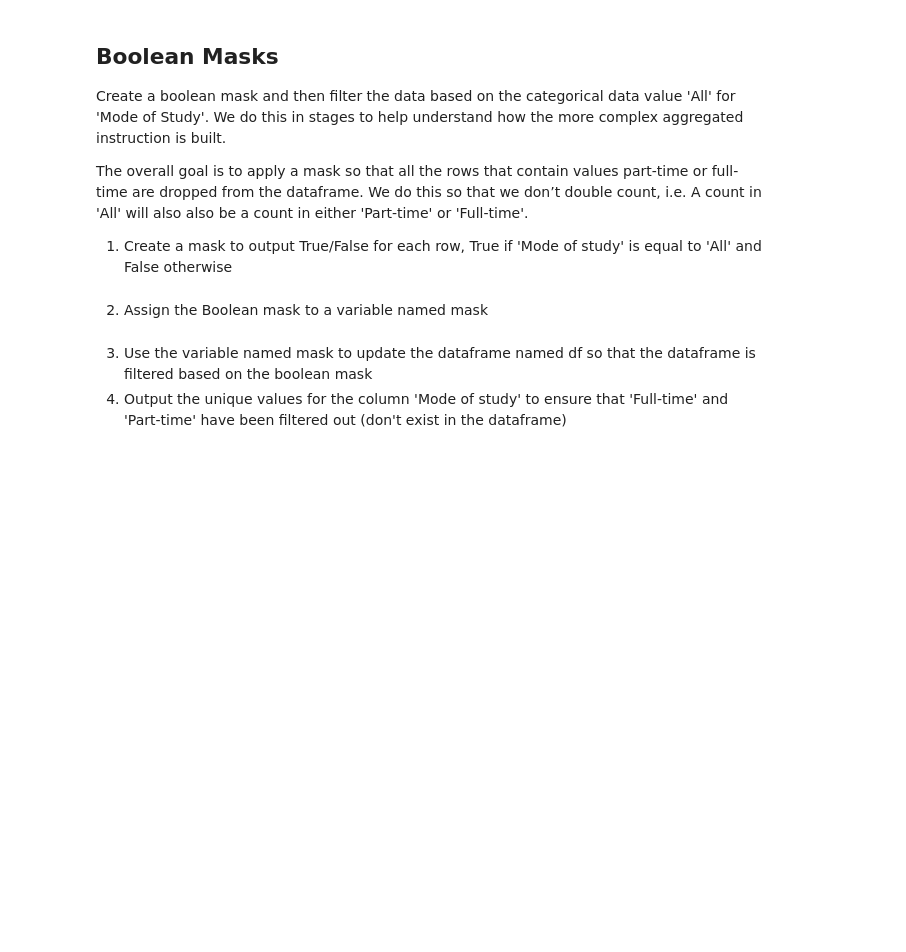
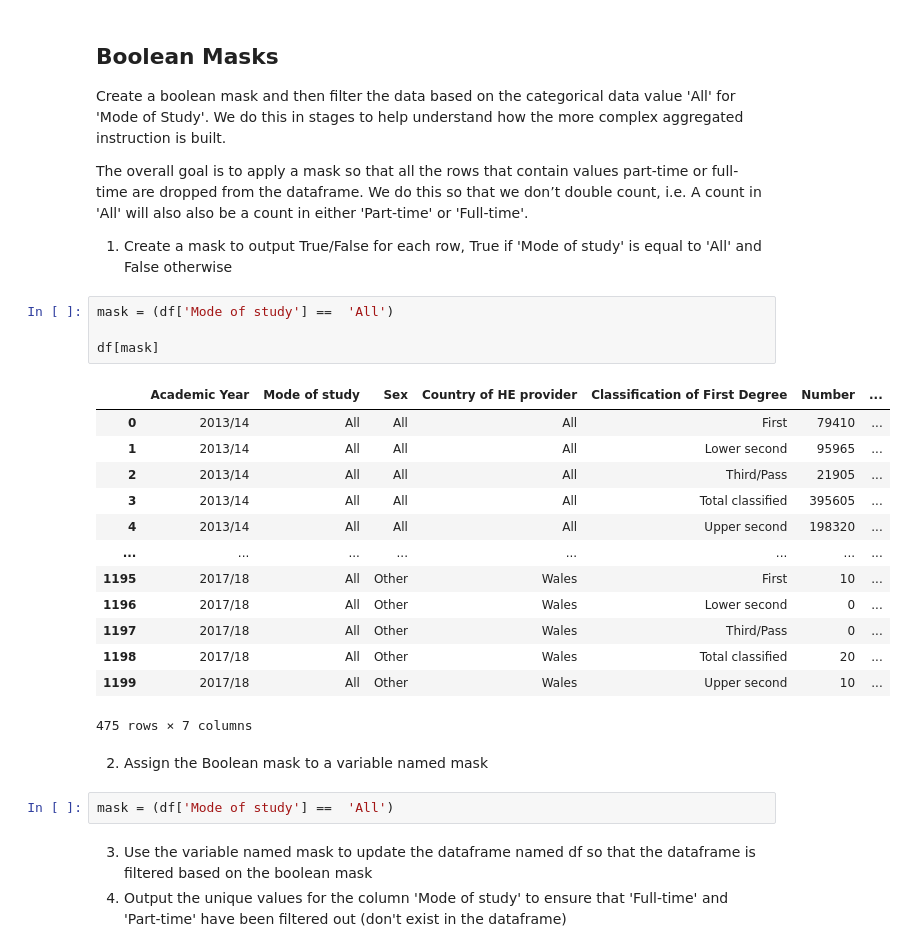
Before and after one commit to maazster72/data_science, a Jupyter notebook: Lab_02_getting_data_ready_st(1).ipynb, the cells around one changed output. Cells and saved outputs as stored; diff of their text form; blank space fills up the shorter version.

```diff
--- a/Lab_02_getting_data_ready_st(1).ipynb
+++ b/Lab_02_getting_data_ready_st(1).ipynb
@@ -44,9 +95,29 @@ import pandas;
 
 <ol>
 <li>Create a mask to output True/False for each row, True if 'Mode of study' is equal to 'All' and False otherwise</li>
+# %%
+mask = (df['Mode of study'] ==  'All')
+
+df[mask]
+# %% [output]
+|  | Academic Year | Mode of study | Sex | Country of HE provider | Classification of First Degree | Number | ... |
+| 0 | 2013/14 | All | All | All | First | 79410 | ... |
+| 1 | 2013/14 | All | All | All | Lower second | 95965 | ... |
+| 2 | 2013/14 | All | All | All | Third/Pass | 21905 | ... |
+| 3 | 2013/14 | All | All | All | Total classified | 395605 | ... |
+| 4 | 2013/14 | All | All | All | Upper second | 198320 | ... |
+| ... | ... | ... | ... | ... | ... | ... | ... |
+| 1195 | 2017/18 | All | Other | Wales | First | 10 | ... |
+| 1196 | 2017/18 | All | Other | Wales | Lower second | 0 | ... |
+| 1197 | 2017/18 | All | Other | Wales | Third/Pass | 0 | ... |
+| 1198 | 2017/18 | All | Other | Wales | Total classified | 20 | ... |
+| 1199 | 2017/18 | All | Other | Wales | Upper second | 10 | ... |
+475 rows × 7 columns
 # %% [markdown]
 <ol start='2'>
 <li>Assign the Boolean mask to a variable named mask</li>
+# %%
+mask = (df['Mode of study'] ==  'All')
 # %% [markdown]
 <ol start='3'>
 <li>Use the variable named mask to update the dataframe named df so that the dataframe is filtered based on the boolean mask</li>
```
Also changed, not shown: parts of 12 cells of this notebook, 4 other files.
